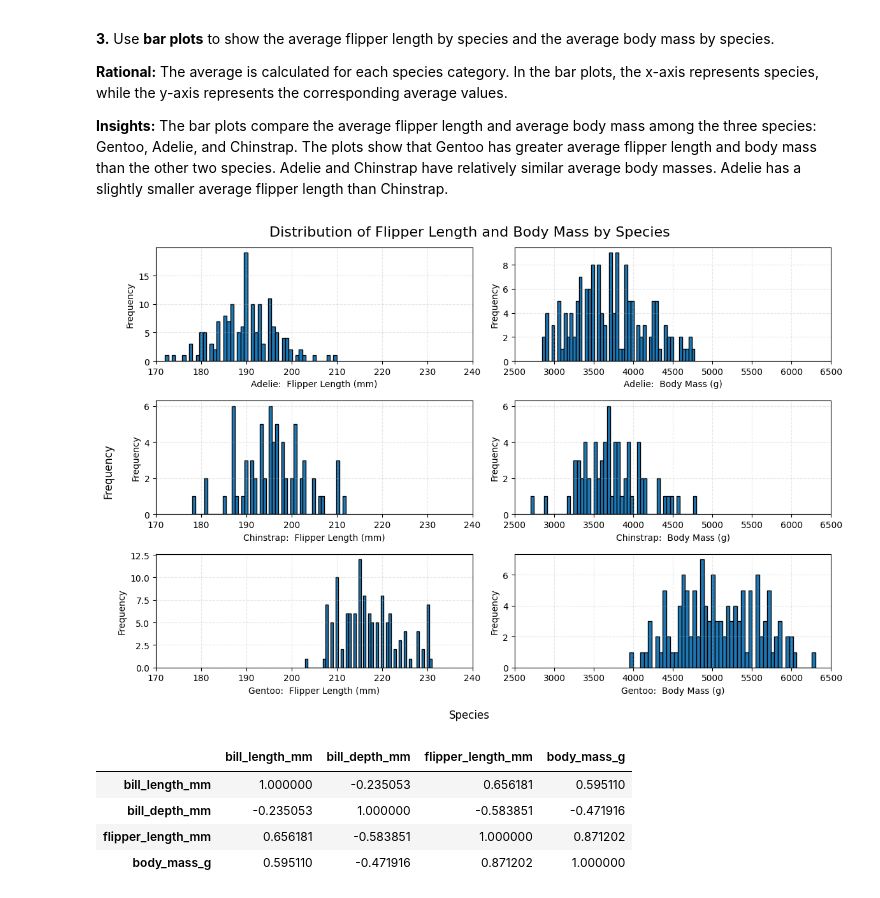
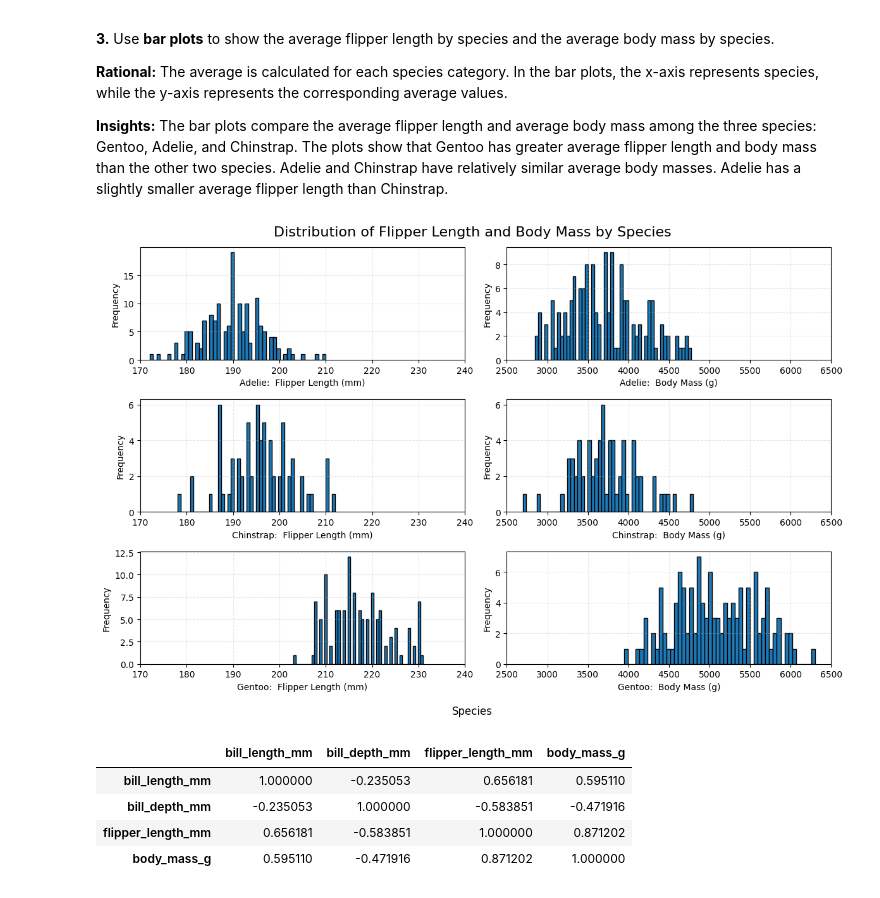
Before and after one commit to a52ter/MLWork, a Jupyter notebook: Mini_Project1/Mini_Project_Part1.ipynb, the cells around one changed output. Cells and saved outputs as stored; diff of their text form; code cells hidden in the pictures.

```diff
--- a/Mini_Project1/Mini_Project_Part1.ipynb
+++ b/Mini_Project1/Mini_Project_Part1.ipynb
@@ -131,37 +131,34 @@ df = df.dropna(thresh=4)
 fig, axes = plt.subplots(nrows=3, ncols=2, figsize=(12,8))
 
 def plot_subplot(axes, species):
-  #flipper_len = df['flipper_length_mm']
   flipper_len = df[df['species']==species]['flipper_length_mm']
 
   axes[0].hist(flipper_len, bins=50, edgecolor='black')
   #axes[0].set_title('Distribution of Flipper Length')
   axes[0].set_xlabel(species + ':  Flipper Length (mm)')
   axes[0].set_ylabel('Frequency')
   axes[0].grid(True, linestyle="--", alpha=0.3)
   axes[0].set_xlim(170,240)
 
-  #body_mass = df['body_mass_g']
   body_mass = df[df['species']==species]['body_mass_g']
 
   axes[1].hist(body_mass, bins=50, edgecolor='black')
   #axes[1].set_title('Distribution of Body Mass')
   axes[1].set_xlabel(species + ':  Body Mass (g)')
   axes[1].set_ylabel('Frequency')
   axes[1].grid(True, linestyle="--", alpha=0.3)
   axes[1].set_xlim(2500,6500)
 
 plot_subplot(axes[0], 'Adelie')
 plot_subplot(axes[1], 'Chinstrap')
 plot_subplot(axes[2], 'Gentoo')
 
 fig.suptitle('Distribution of Flipper Length and Body Mass by Species',fontsize=16)
 fig.supxlabel('Species')
-fig.supylabel('Frequency')
 plt.tight_layout()
 plt.show()
 # %% [output]
-[figure, old version]
+[figure, new version]
 # %%
 df.select_dtypes(include='number').corr()
 # %% [output]
```
Also changed, not shown: parts of 2 cells of this notebook.
